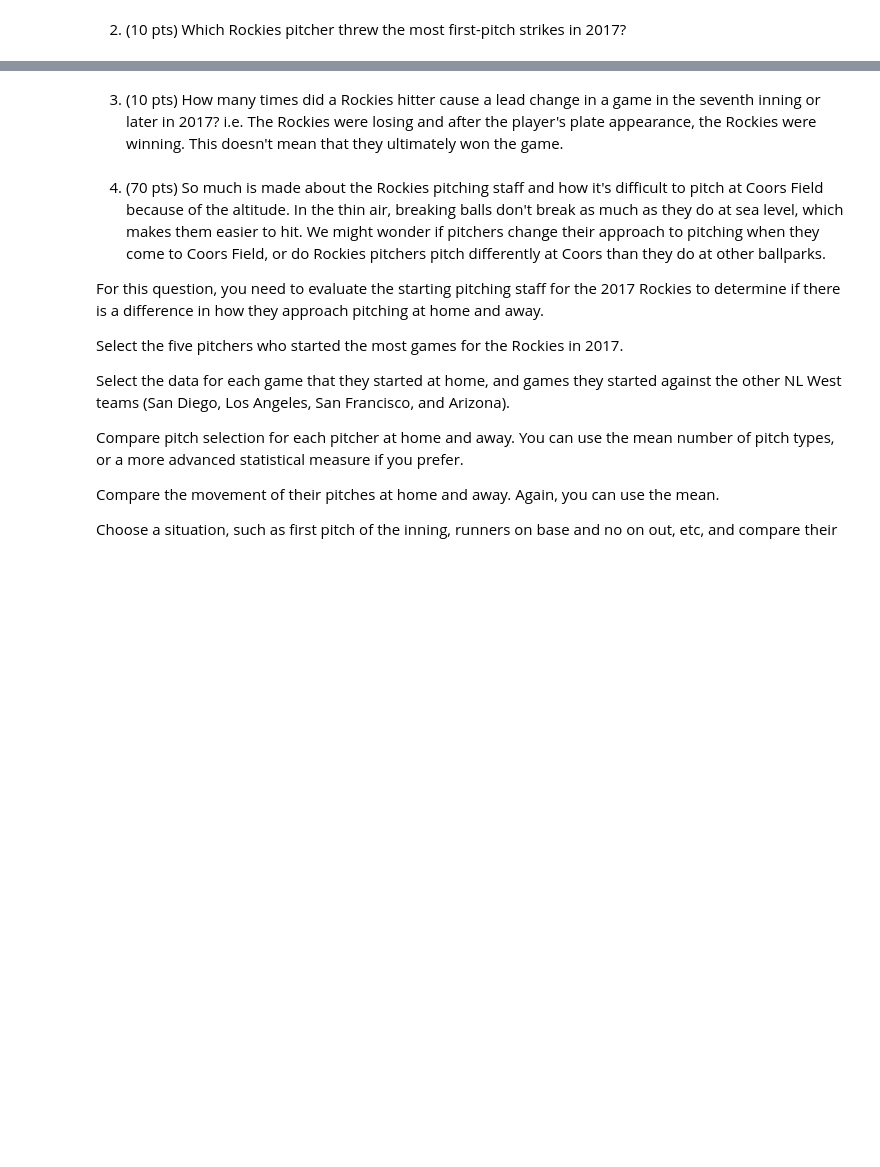
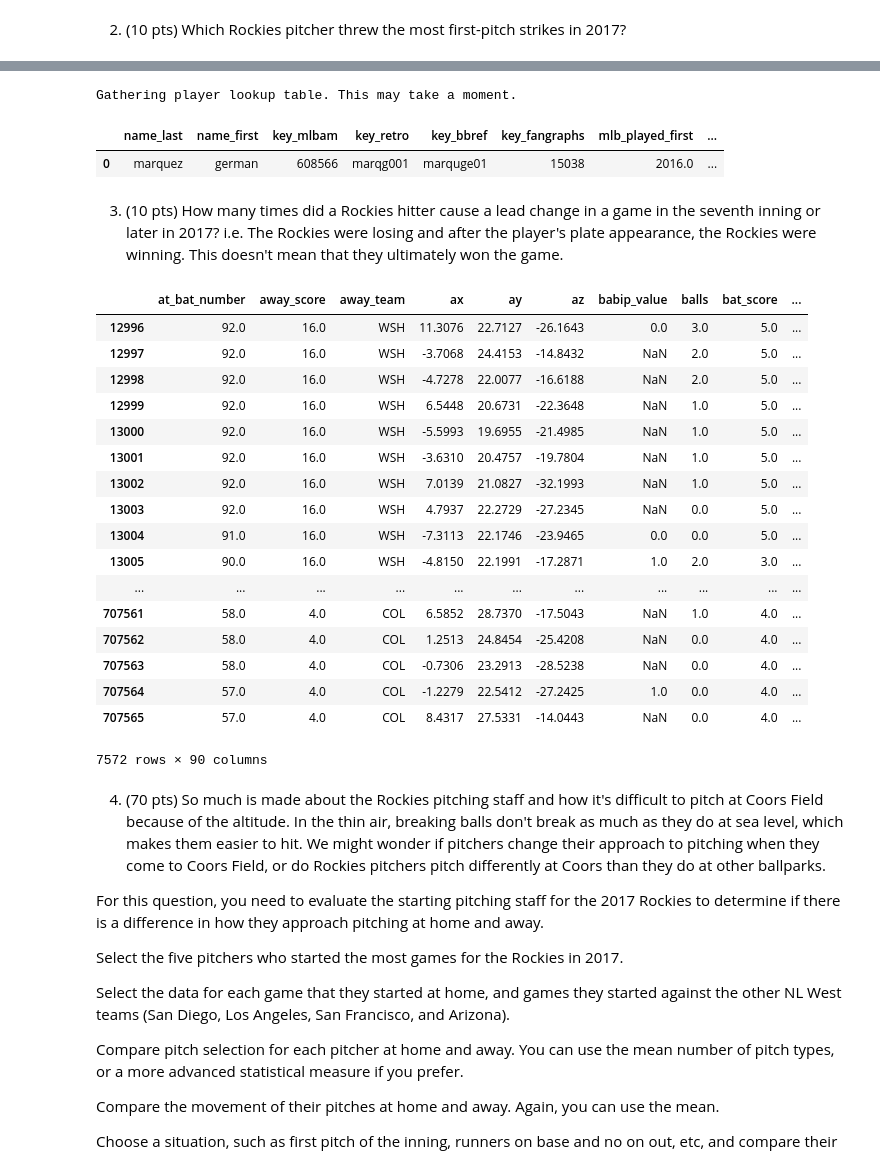
Before and after one commit to michaelmdresser/csci4831-sabermetrics, a Jupyter notebook: Assignment2-Pitching.ipynb, the cells around one changed output, grey strips where cells are left out. Cells and saved outputs as stored; diff of their text form; code cells hidden in the pictures; blank space fills up the shorter version.

```diff
--- a/Assignment2-Pitching.ipynb
+++ b/Assignment2-Pitching.ipynb
@@ -91,5 +134,32 @@ df_rockies_batting_loaded.head(10)
+# %%
+playerid_reverse_lookup([608566])
+# %% [output]
+Gathering player lookup table. This may take a moment.
+|  | name_last | name_first | key_mlbam | key_retro | key_bbref | key_fangraphs | mlb_played_first | ... |
+| 0 | marquez | german | 608566 | marqg001 | marquge01 | 15038 | 2016.0 | ... |
 # %% [markdown]
 3. (10 pts) How many times did a Rockies hitter cause a lead change in a game in the seventh inning or later in 2017? i.e. The Rockies were losing and after the player's plate appearance, the Rockies were winning. This doesn't mean that they ultimately won the game.
+# %%
+df_rockies_batting.loc[(df_rockies_batting["inning"] >= 7)]
+# %% [output]
+|  | at_bat_number | away_score | away_team | ax | ay | az | babip_value | balls | bat_score | ... |
+| 12996 | 92.0 | 16.0 | WSH | 11.3076 | 22.7127 | -26.1643 | 0.0 | 3.0 | 5.0 | ... |
+| 12997 | 92.0 | 16.0 | WSH | -3.7068 | 24.4153 | -14.8432 | NaN | 2.0 | 5.0 | ... |
+| 12998 | 92.0 | 16.0 | WSH | -4.7278 | 22.0077 | -16.6188 | NaN | 2.0 | 5.0 | ... |
+| 12999 | 92.0 | 16.0 | WSH | 6.5448 | 20.6731 | -22.3648 | NaN | 1.0 | 5.0 | ... |
+| 13000 | 92.0 | 16.0 | WSH | -5.5993 | 19.6955 | -21.4985 | NaN | 1.0 | 5.0 | ... |
+| 13001 | 92.0 | 16.0 | WSH | -3.6310 | 20.4757 | -19.7804 | NaN | 1.0 | 5.0 | ... |
+| 13002 | 92.0 | 16.0 | WSH | 7.0139 | 21.0827 | -32.1993 | NaN | 1.0 | 5.0 | ... |
+| 13003 | 92.0 | 16.0 | WSH | 4.7937 | 22.2729 | -27.2345 | NaN | 0.0 | 5.0 | ... |
+| 13004 | 91.0 | 16.0 | WSH | -7.3113 | 22.1746 | -23.9465 | 0.0 | 0.0 | 5.0 | ... |
+| 13005 | 90.0 | 16.0 | WSH | -4.8150 | 22.1991 | -17.2871 | 1.0 | 2.0 | 3.0 | ... |
+| ... | ... | ... | ... | ... | ... | ... | ... | ... | ... | ... |
+| 707561 | 58.0 | 4.0 | COL | 6.5852 | 28.7370 | -17.5043 | NaN | 1.0 | 4.0 | ... |
+| 707562 | 58.0 | 4.0 | COL | 1.2513 | 24.8454 | -25.4208 | NaN | 0.0 | 4.0 | ... |
+| 707563 | 58.0 | 4.0 | COL | -0.7306 | 23.2913 | -28.5238 | NaN | 0.0 | 4.0 | ... |
+| 707564 | 57.0 | 4.0 | COL | -1.2279 | 22.5412 | -27.2425 | 1.0 | 0.0 | 4.0 | ... |
+| 707565 | 57.0 | 4.0 | COL | 8.4317 | 27.5331 | -14.0443 | NaN | 0.0 | 4.0 | ... |
+7572 rows × 90 columns
 # %% [markdown]
 4. (70 pts) So much is made about the Rockies pitching staff and how it's difficult to pitch at Coors Field because of the altitude. In the thin air, breaking balls don't break as much as they do at sea level, which makes them easier to hit. We might wonder if pitchers change their approach to pitching when they come to Coors Field, or do Rockies pitchers pitch differently at Coors than they do at other ballparks.
 
```
Also changed, not shown: parts of 5 cells of this notebook.
